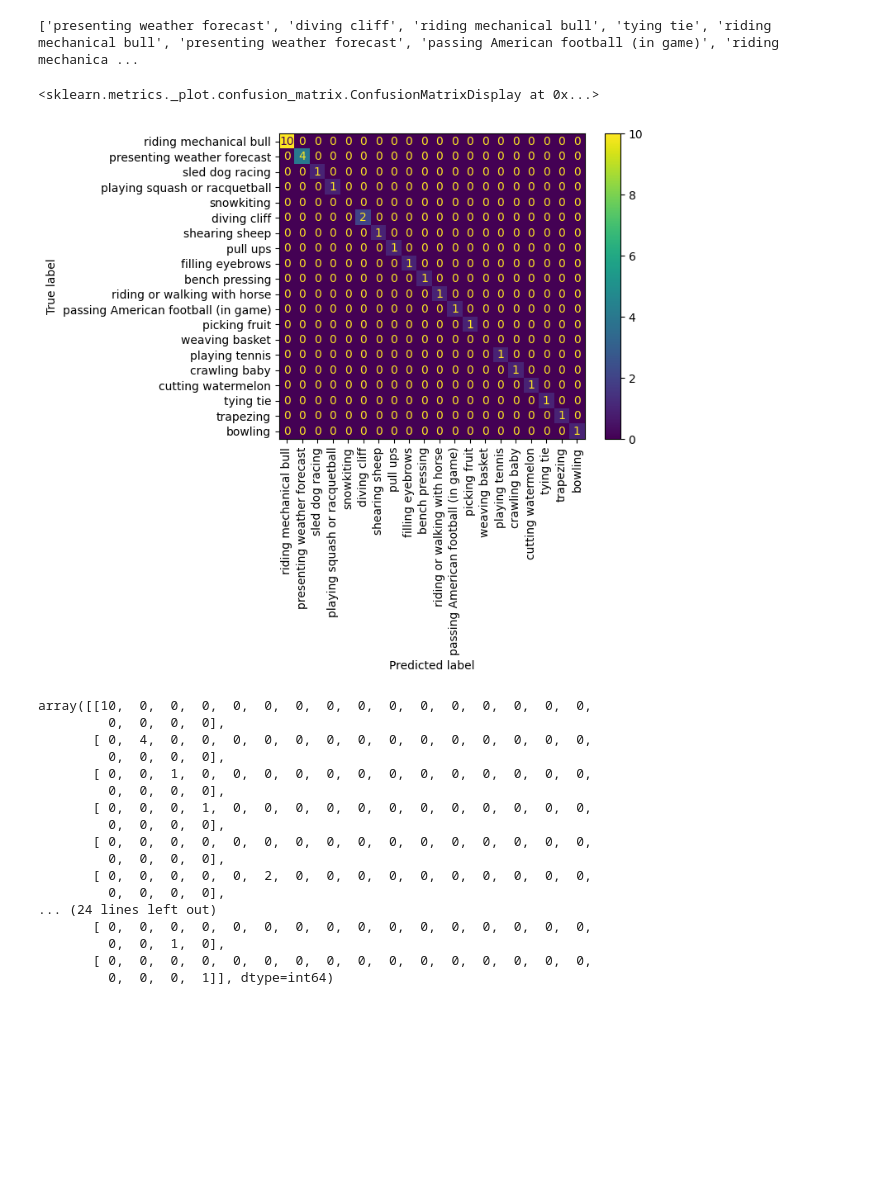
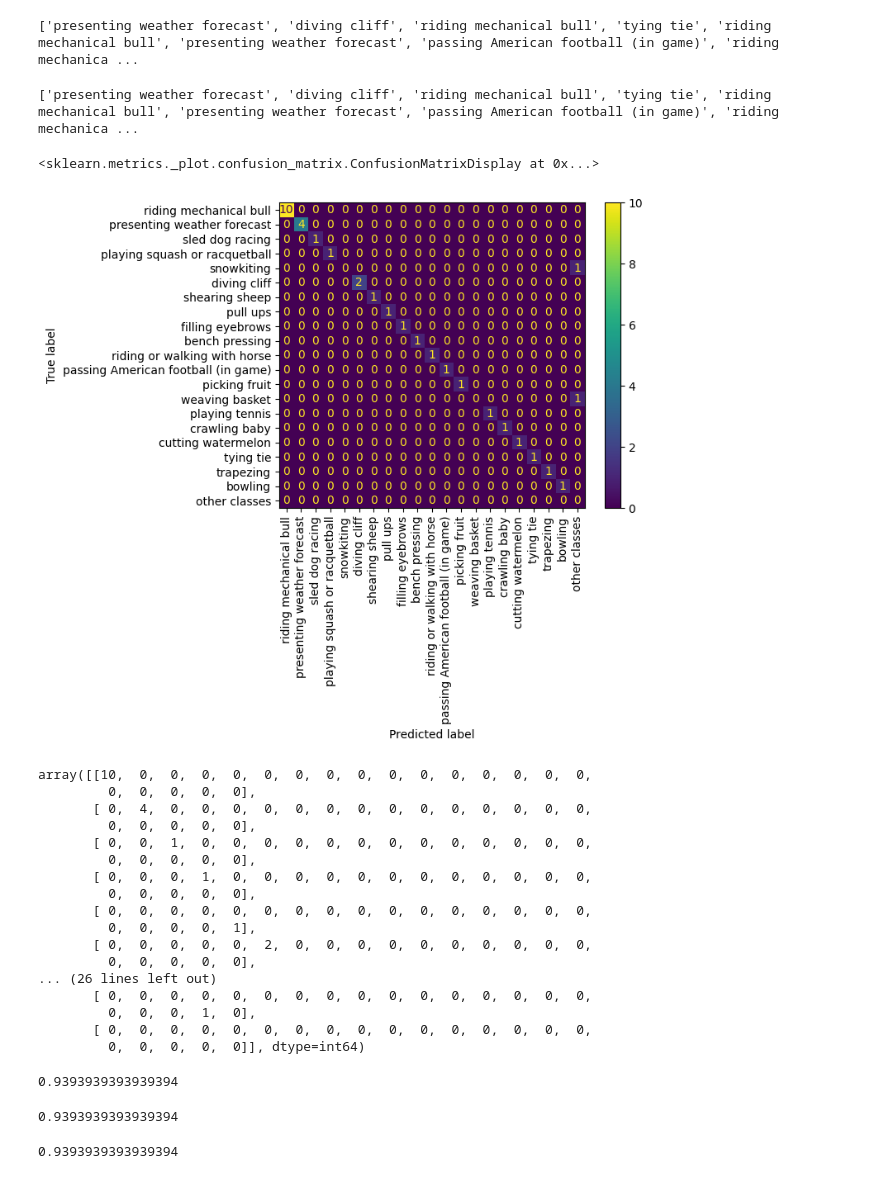
Before and after one commit to MuhammadShafaatKhan13/openvino_notebooks, a Jupyter notebook: notebook/action-recognition-webcam/action-recognition-webcam.ipynb, the cells around one changed output. Drawn from its saved outputs; the diff is of its cells as text; code cells hidden in the pictures; blank space fills up the shorter version.

Commit message:
added conf matrix and precision scores

```diff
--- a/notebook/action-recognition-webcam/action-recognition-webcam.ipynb
+++ b/notebook/action-recognition-webcam/action-recognition-webcam.ipynb
@@ -813,58 +813,83 @@ print(c_m_actual_labels)
 print(c_m_predicted_labels)
 # %% [output]
 ['presenting weather forecast', 'diving cliff', 'riding mechanical bull', 'tying tie', 'riding mechanical bull', 'presenting weather forecast', 'passing American football (in game)', 'riding mechanica ...
+# %%
+# for labels which are not present in actual 20 classes, replace 'other classes' with them
+for i, label in enumerate(c_m_predicted_labels):
+    if label not in c_m_actual_labels:
+        c_m_predicted_labels[i] = 'other classes'
+print(c_m_predicted_labels)
+# %% [output]
+['presenting weather forecast', 'diving cliff', 'riding mechanical bull', 'tying tie', 'riding mechanical bull', 'presenting weather forecast', 'passing American football (in game)', 'riding mechanica ...
 # %%
 %matplotlib inline
 import matplotlib.pyplot as plt
 # %%
 #imgplot = plt.imshow(confusion_matrix(c_m_actual_labels, c_m_predicted_labels, labels=labels))
 # imgplot = plt.imshow(confusion_matrix(c_m_actual_labels, c_m_predicted_labels, labels=['riding mechanical bull', 'presenting weather forecast']))
 c_m_display_labels = ['riding mechanical bull',
                       'presenting weather forecast',
                       'sled dog racing',
                       'playing squash or racquetball',
                       'snowkiting',
                       'diving cliff',
                       'shearing sheep',
                       'pull ups',
                       'filling eyebrows',
                       'bench pressing',
                       'riding or walking with horse',
                       'passing American football (in game)',
                       'picking fruit',
                       'weaving basket',
                       'playing tennis',
                       'crawling baby',
                       'cutting watermelon',
                       'tying tie',
                       'trapezing',
-                      'bowling'
+                      'bowling',
+                      'other classes'
                      ]
 disp =  ConfusionMatrixDisplay(confusion_matrix=confusion_matrix(c_m_actual_labels, c_m_predicted_labels, labels=c_m_display_labels),
                               display_labels=c_m_display_labels)
 disp.plot(xticks_rotation = 'vertical')
 # %% [output]
 <sklearn.metrics._plot.confusion_matrix.ConfusionMatrixDisplay at 0x...>
-[figure, old version]
+[figure, new version]
 # %%
 #plt.imsave('conf_matrix.png', confusion_matrix(c_m_actual_labels, c_m_predicted_labels, labels=labels))
 # %%
 confusion_matrix(c_m_actual_labels, c_m_predicted_labels, labels=c_m_display_labels)
 # %% [output]
 array([[10,  0,  0,  0,  0,  0,  0,  0,  0,  0,  0,  0,  0,  0,  0,  0,
-         0,  0,  0,  0],
+         0,  0,  0,  0,  0],
        [ 0,  4,  0,  0,  0,  0,  0,  0,  0,  0,  0,  0,  0,  0,  0,  0,
-         0,  0,  0,  0],
+         0,  0,  0,  0,  0],
        [ 0,  0,  1,  0,  0,  0,  0,  0,  0,  0,  0,  0,  0,  0,  0,  0,
-         0,  0,  0,  0],
+         0,  0,  0,  0,  0],
        [ 0,  0,  0,  1,  0,  0,  0,  0,  0,  0,  0,  0,  0,  0,  0,  0,
-         0,  0,  0,  0],
+         0,  0,  0,  0,  0],
        [ 0,  0,  0,  0,  0,  0,  0,  0,  0,  0,  0,  0,  0,  0,  0,  0,
-         0,  0,  0,  0],
+         0,  0,  0,  0,  1],
        [ 0,  0,  0,  0,  0,  2,  0,  0,  0,  0,  0,  0,  0,  0,  0,  0,
-         0,  0,  0,  0],
-... (24 lines left out)
+         0,  0,  0,  0,  0],
+... (26 lines left out)
        [ 0,  0,  0,  0,  0,  0,  0,  0,  0,  0,  0,  0,  0,  0,  0,  0,
-         0,  0,  1,  0],
+         0,  0,  0,  1,  0],
        [ 0,  0,  0,  0,  0,  0,  0,  0,  0,  0,  0,  0,  0,  0,  0,  0,
-         0,  0,  0,  1]], dtype=int64)
+         0,  0,  0,  0,  0]], dtype=int64)
+# %%
+precision_sc = precision_score(c_m_actual_labels, c_m_predicted_labels, average='micro')
+precision_sc
+# %% [output]
+0.9393939393939394
+# %%
+from sklearn.metrics import recall_score
+recall_sc = recall_score(c_m_actual_labels, c_m_predicted_labels,  average='micro')
+recall_sc
+# %% [output]
+0.9393939393939394
+# %%
+f1_score = (2 * precision_sc * recall_sc)/(precision_sc + recall_sc)
+f1_score
+# %% [output]
+0.9393939393939394
```
Also changed, not shown: parts of 3 cells of this notebook.
